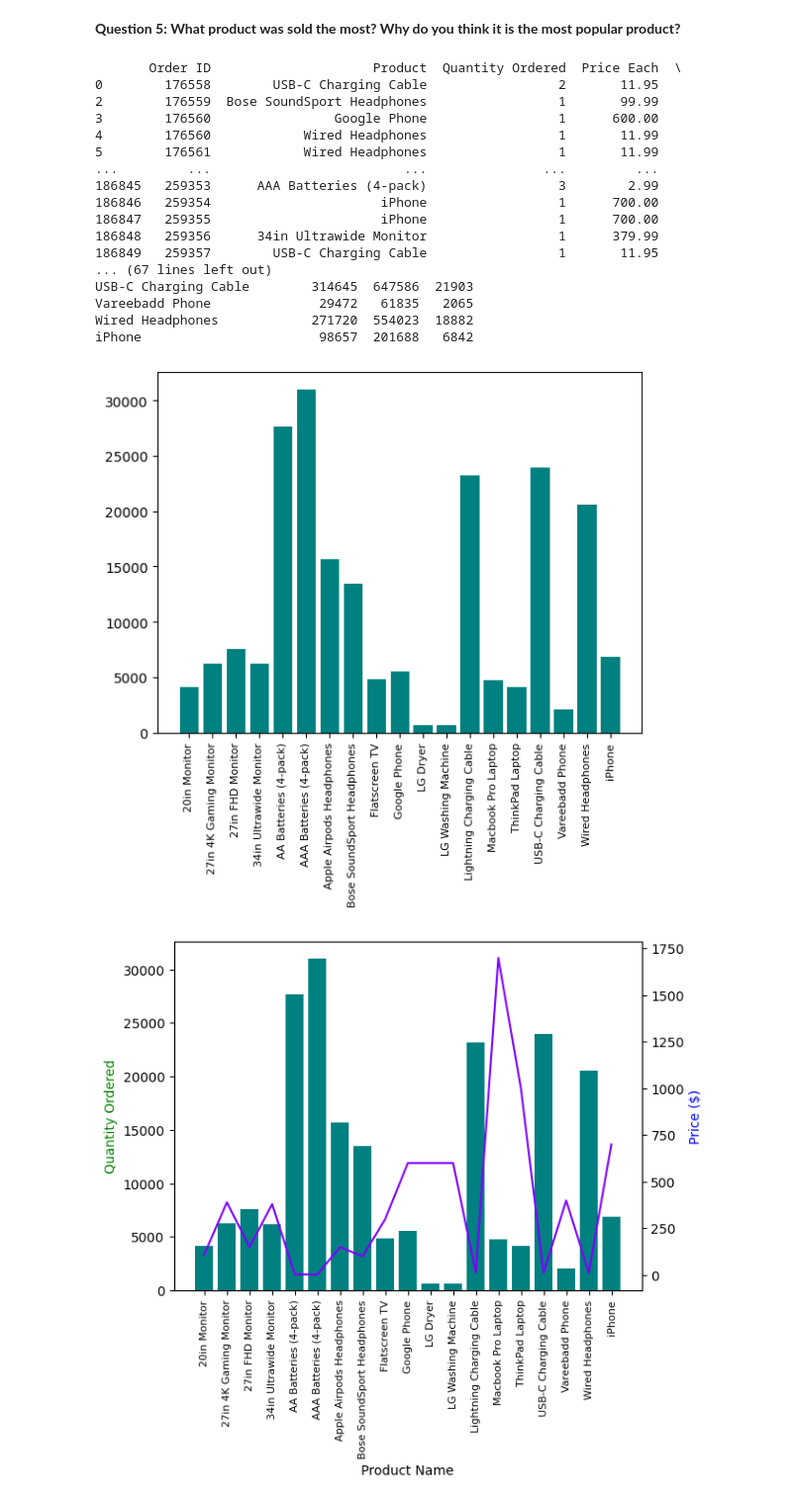
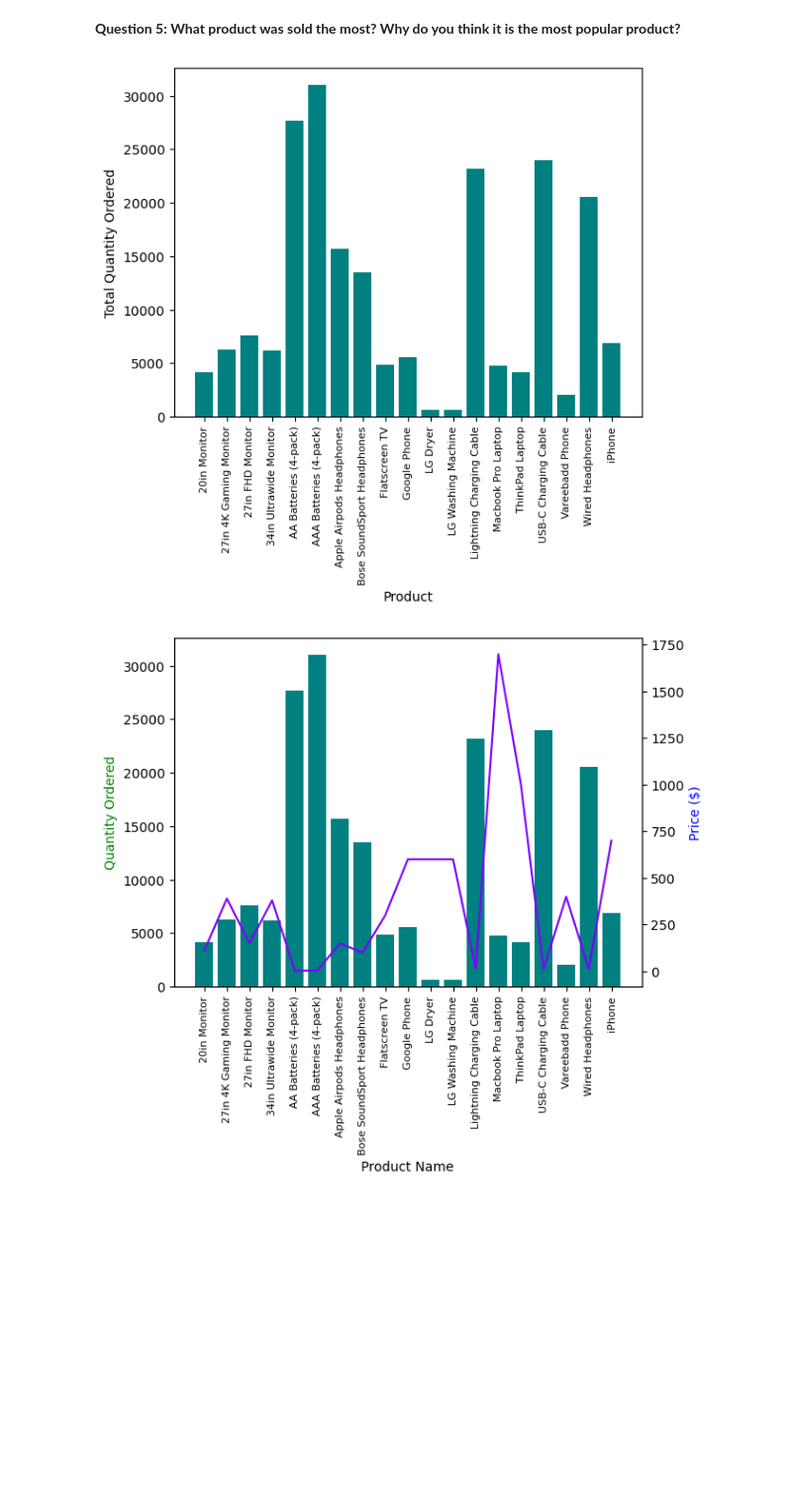
Before and after one commit to dark-teal-coder/ttr-py-data-analysis-pandas-gadget-sales, a Jupyter notebook: analyze-tech-gadgets-2019.ipynb, the cells around one changed output. Shown at 99% size. Cells and saved outputs as stored; diff of their text form; code cells hidden in the pictures; blank space fills up the shorter version.

```diff
--- a/analyze-tech-gadgets-2019.ipynb
+++ b/analyze-tech-gadgets-2019.ipynb
@@ -387,34 +387,24 @@ for key,value in count.most_common(10):
 # %% [markdown]
 **Question 5: What product was sold the most? Why do you think it is the most popular product?**
 # %%
+## Get the sum of all ordered quantities of each product
 # print(df_all_sales)
 product_group = df_all_sales.groupby('Product')
-print(product_group.sum())
+## Just show the "Quantity Ordered" column
+# print(product_group.sum())
 quantity_ordered = product_group.sum()['Quantity Ordered']
+# print(quantity_ordered)
 
-keys = [pair for pair, df in product_group]
-plt.bar(keys, quantity_ordered, color='#008080')
-plt.xticks(keys, rotation='vertical', size=8)
+## Visualize the results
+products = [product for product, df in product_group]
+# print(products)
+plt.bar(products, quantity_ordered, color='#008080')
+plt.xlabel("Product")
+plt.ylabel("Total Quantity Ordered")
+plt.xticks(products, rotation='vertical', size=8)
 plt.show()
 # %% [output]
-       Order ID                     Product  Quantity Ordered  Price Each  \
-0        176558        USB-C Charging Cable                 2       11.95
-2        176559  Bose SoundSport Headphones                 1       99.99
-3        176560                Google Phone                 1      600.00
-4        176560            Wired Headphones                 1       11.99
-5        176561            Wired Headphones                 1       11.99
-...         ...                         ...               ...         ...
-186845   259353      AAA Batteries (4-pack)                 3        2.99
-186846   259354                      iPhone                 1      700.00
-186847   259355                      iPhone                 1      700.00
-186848   259356      34in Ultrawide Monitor                 1      379.99
-186849   259357        USB-C Charging Cable                 1       11.95
-... (67 lines left out)
-USB-C Charging Cable        314645  647586  21903
-Vareebadd Phone              29472   61835   2065
-Wired Headphones            271720  554023  18882
-iPhone                       98657  201688   6842
-[figure, old version]
+[figure, new version]
 # %%
 # Referenced: https://stackoverflow.com/questions/14762181/adding-a-y-axis-label-to-secondary-y-axis-in-matplotlib
 
```
Also changed, not shown: parts of 1 cell of this notebook.
